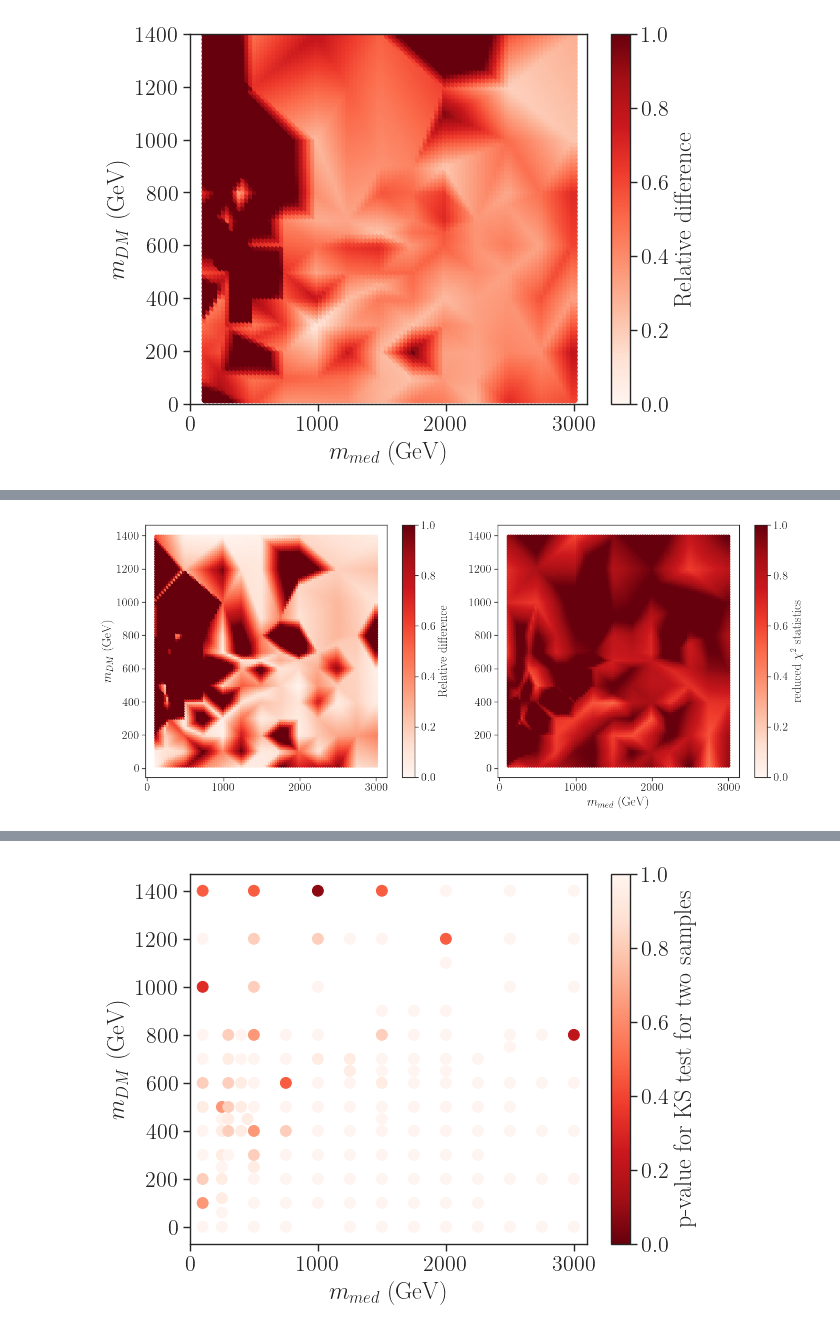
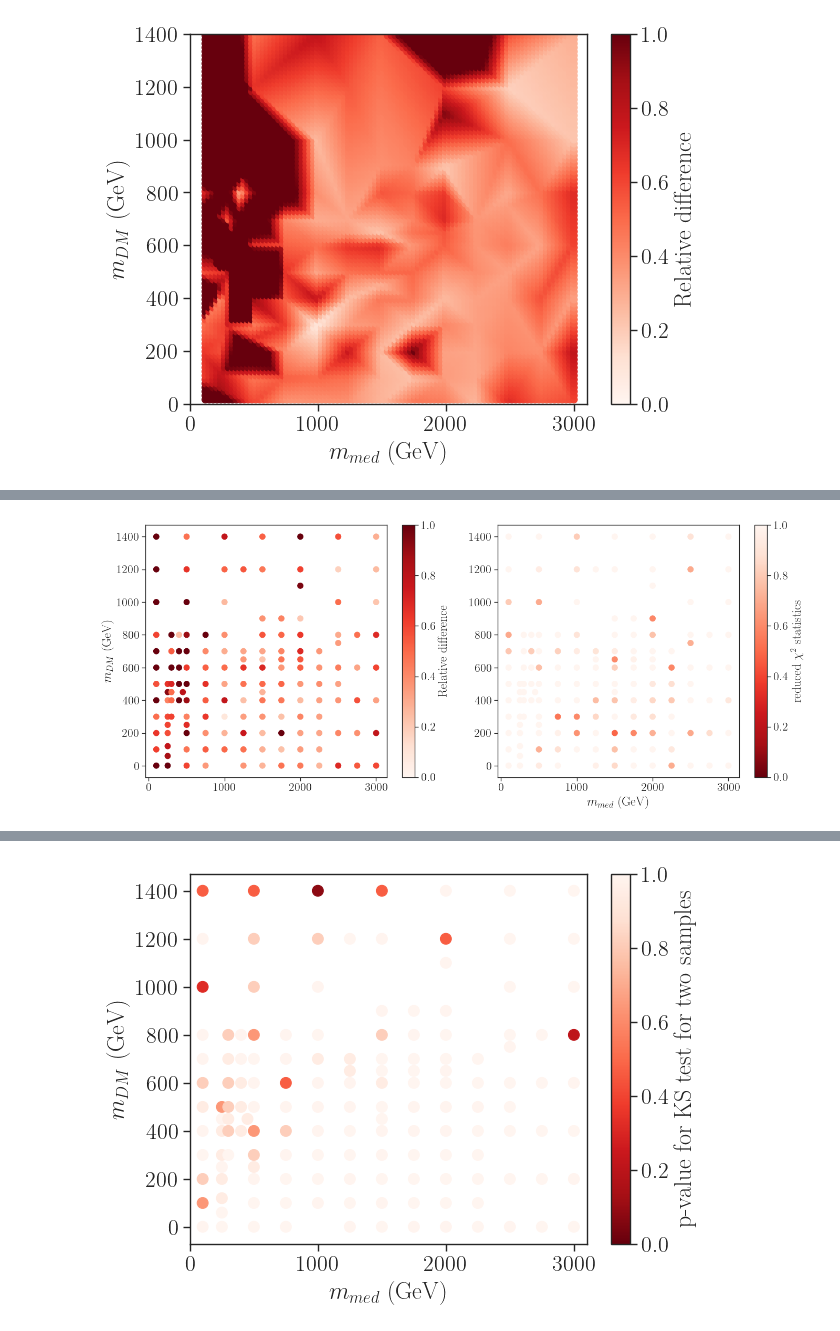
Before and after one commit to andlessa/MonoXSMS, a Jupyter notebook: notebooks/mapEfficiencies-Copy1.ipynb, the cells around one changed output, grey strips where cells are left out. Cells and saved outputs as stored; diff of their text form; code cells hidden in the pictures.

Commit message:
fixed chi square statistics

```diff
--- a/notebooks/mapEfficiencies-Copy1.ipynb
+++ b/notebooks/mapEfficiencies-Copy1.ipynb
@@ -212,17 +206,18 @@ plt.show()
-# %%
-fig,ax = plt.subplots(figsize=(14,6),ncols=2,nrows=1)
-
-p1 = ax[0].scatter(x=pts[:,0], y=pts[:,1], vmin=0., vmax =1., c=relDiffPts, cmap=plt.cm.get_cmap('Reds'))
-# ax[0].axline((1, 1), slope=1/2, linestyle='--', color='gray')
-
-p2 = ax[1].scatter(x=ptsChi[:,0], y=ptsChi[:,1], vmin=0., vmax =1., c=chisPts, cmap=plt.cm.get_cmap('Reds'))
-
-ax[0].set_ylabel(r'$m_{DM}$ (GeV)')
-ax[1].set_xlabel(r'$m_{med}$ (GeV)')
-
-cbar1 = plt.colorbar(p1, label='Relative difference', ax=ax[0])
-cbar2 = plt.colorbar(p2, label=r'reduced $\chi^{2}$ statistics', ax=ax[1])
-plt.tight_layout()
-plt.show()
-# %% [output]
-[figure, removed]
+# %%
+fig,ax = plt.subplots(figsize=(14,6),ncols=2,nrows=1)
+
+p1 = ax[0].scatter(x=dataVec['$m_{med}$'], y=dataVec['$m_{DM}$'], vmin=0., vmax=1., c=maxDiff,
+            cmap=plt.cm.get_cmap('Reds'), s=60)
+
+p2 = ax[1].scatter(x=dataVec['$m_{med}$'], y=dataVec['$m_{DM}$'], vmin=0., vmax=1., c=chis,
+             cmap=plt.cm.get_cmap('Reds_r'), s=60)
+
+ax[0].set_ylabel(r'$m_{DM}$ (GeV)')
+ax[1].set_xlabel(r'$m_{med}$ (GeV)')
+
+cbar1 = plt.colorbar(p1, label='Relative difference', ax=ax[0])
+cbar2 = plt.colorbar(p2, label=r'reduced $\chi^{2}$ statistics', ax=ax[1])
+plt.tight_layout()
+plt.show()
+# %% [output]
+[figure, added]
```
Also changed, not shown: parts of 9 cells of this notebook.
